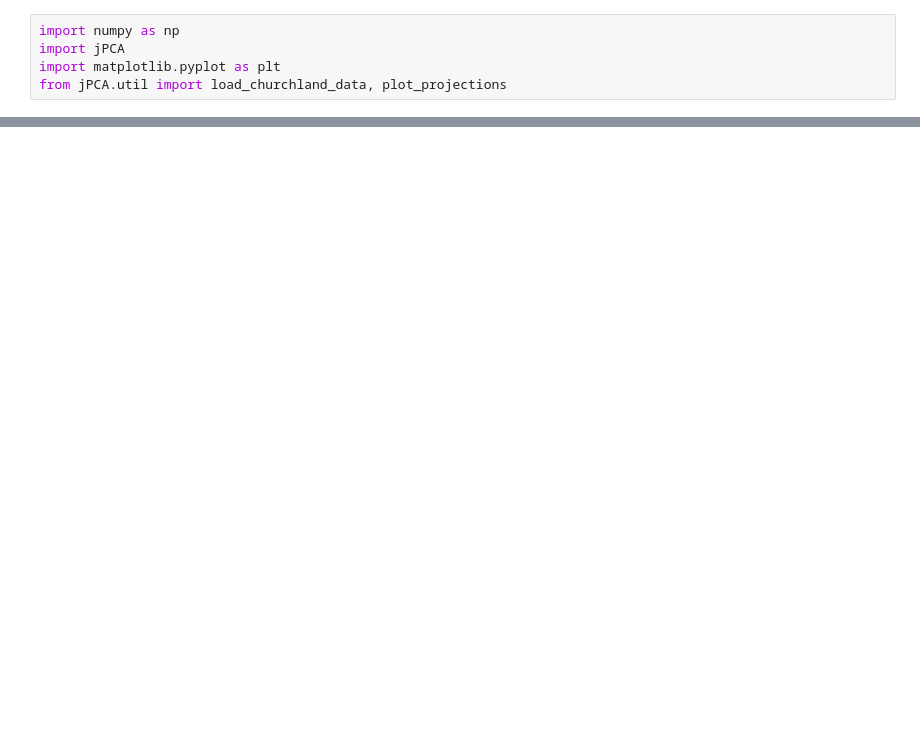
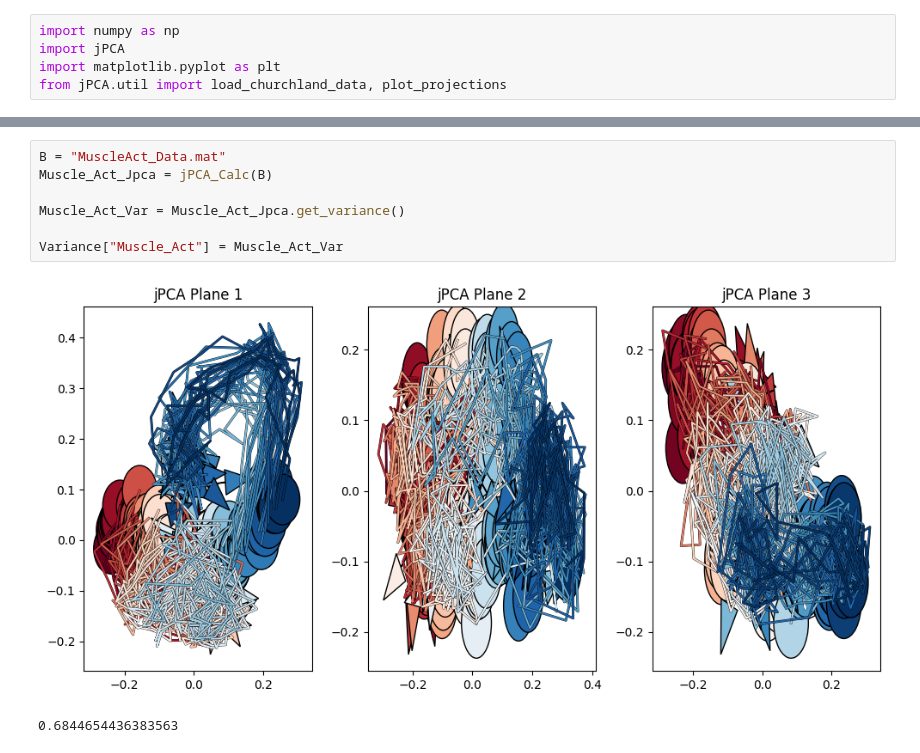
Before and after one commit to ElyasYassin/jPCA, a Jupyter notebook: examples/simple_jPCA_example.ipynb, the cells around one changed output, grey strips where cells are left out. Saved outputs shown, nothing was run; the diff lists cells and outputs as text; blank space fills up the shorter version.

```diff
--- a/examples/simple_jPCA_example.ipynb
+++ b/examples/simple_jPCA_example.ipynb
@@ -55,0 +68,10 @@ array([ 0.+0.243j,  0.-0.243j,  0.+0.052j,  0.-0.052j, -0.+0.071j,
+# %%
+B = "MuscleAct_Data.mat"
+Muscle_Act_Jpca = jPCA_Calc(B)
+
+Muscle_Act_Var = Muscle_Act_Jpca.get_variance()
+
+Variance["Muscle_Act"] = Muscle_Act_Var
+# %% [output]
+[figure, added]
+0.6844654436383563
```
Also changed, not shown: parts of 8 cells of this notebook, 9 other files.
